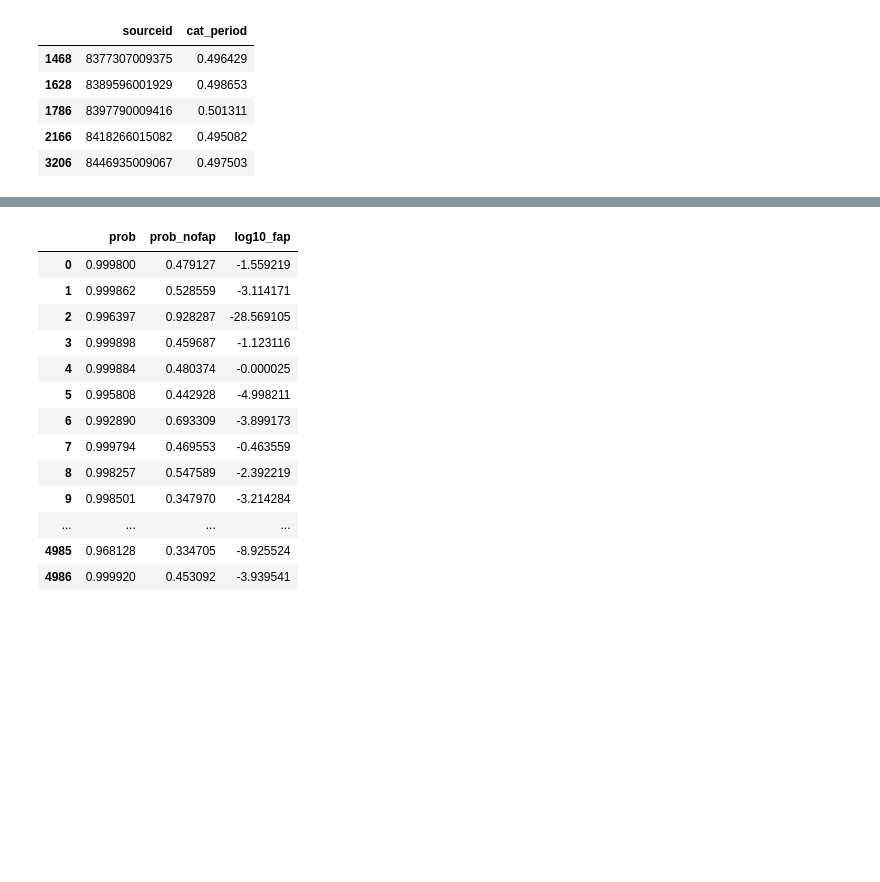
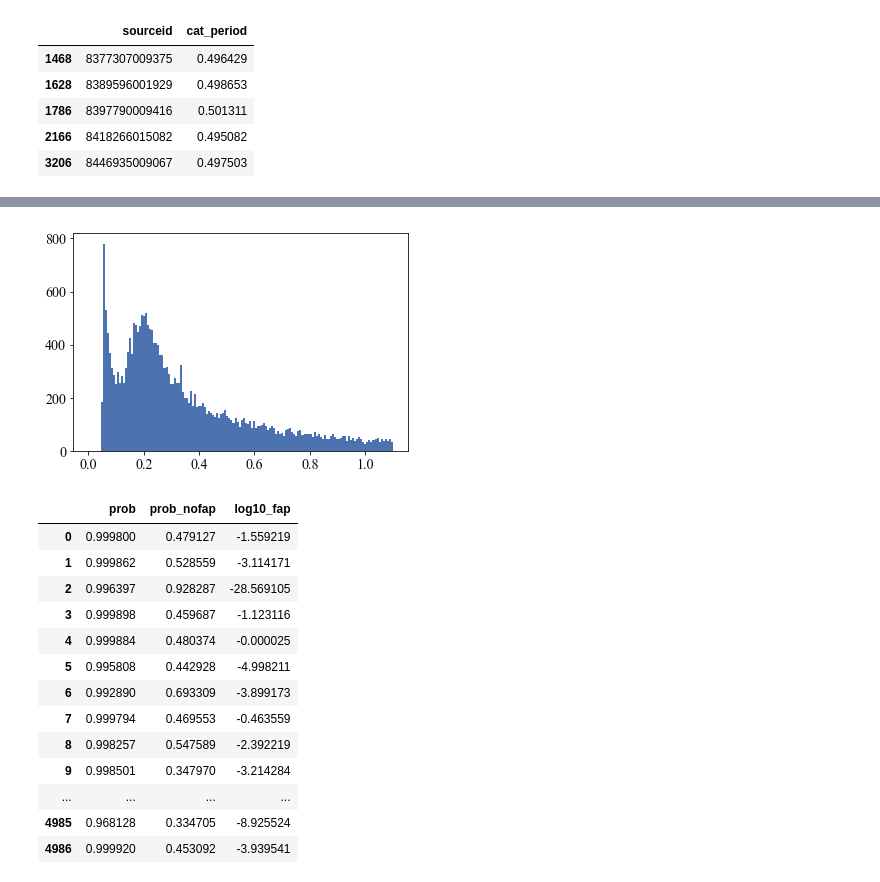
Before and after one commit to thomasmolnar/virac_classifier, a Jupyter notebook: test_notebooks/classifier_output.ipynb, the cells around one changed output, grey strips where cells are left out. Cells and saved outputs as stored; diff of their text form; code cells hidden in the pictures; blank space fills up the shorter version.

```diff
--- a/test_notebooks/classifier_output.ipynb
+++ b/test_notebooks/classifier_output.ipynb
@@ -266,3 +285,11 @@ plt.semilogx()
+# %%
+import pickle
+with open('/local/scratch_2/jls/virac_classifier/variable/edr3_SJ_noalias/variable_features_batch0.pkl', 'rb') as v:
+    ttt = pickle.load(v)
+# %%
+plt.hist(ttt['lsq_period'][ttt['var_class']=='EA/EB'],range=[0.,1.1],bins=150);
+# %% [output]
+[figure, added]
 # %%
 output['log']
 # %%
```
Also changed, not shown: parts of 8 cells of this notebook, 3 other files.
